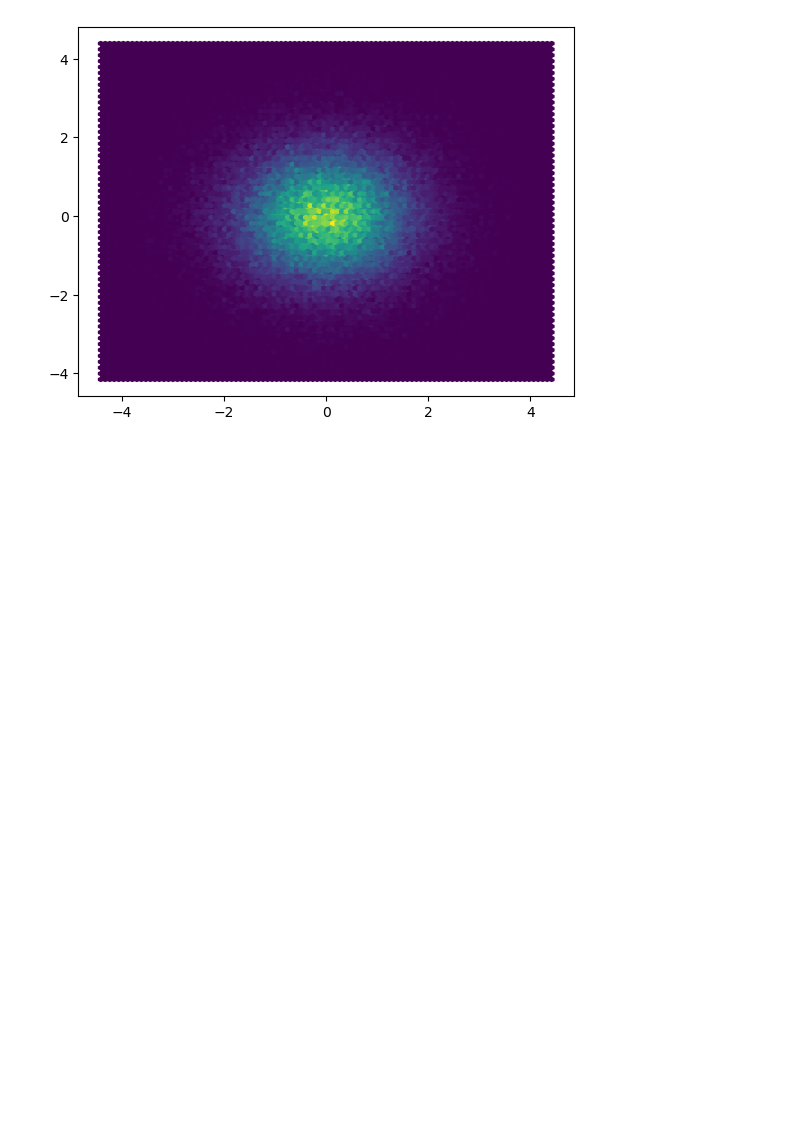
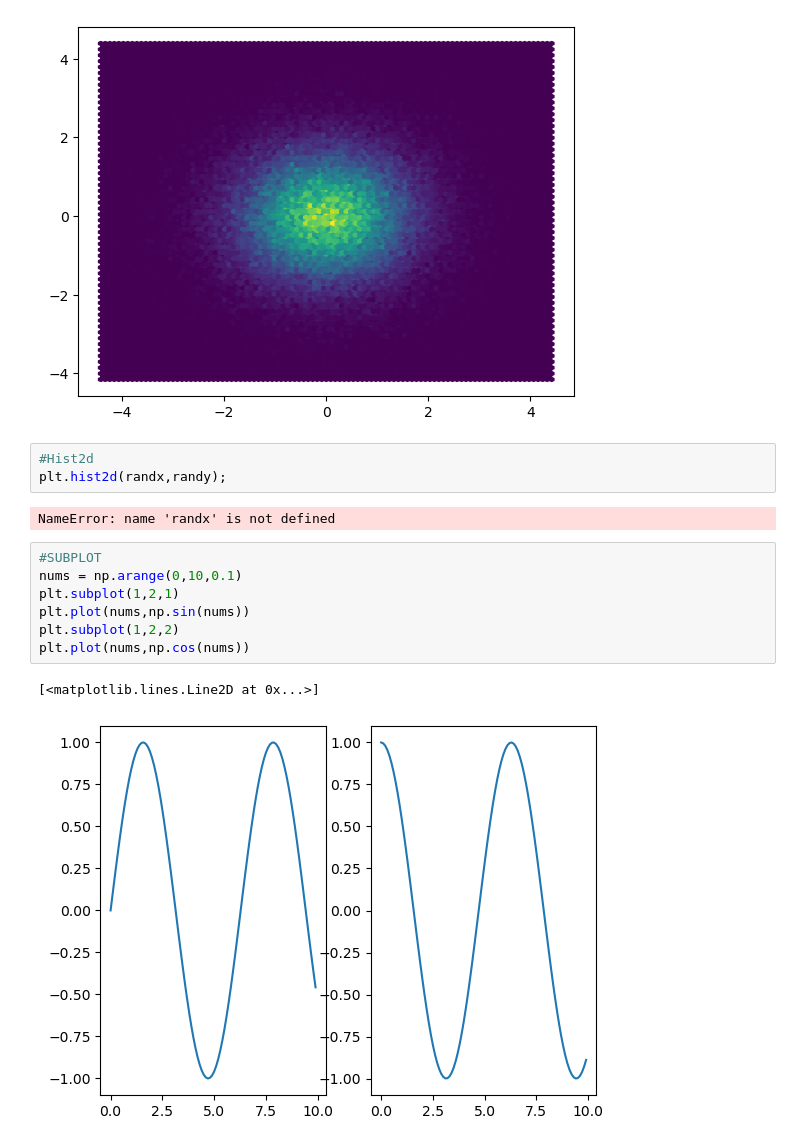
Before and after one commit to yashraj-shri17/GENERAL-STUFF, a Jupyter notebook: MatPlot-1.ipynb, the cells around one changed output. Saved outputs shown, nothing was run; the diff lists cells and outputs as text; blank space fills up the shorter version.

```diff
--- a/MatPlot-1.ipynb
+++ b/MatPlot-1.ipynb
@@ -423,3 +423,18 @@ plt.hexbin(randx,randy)
 # %% [output]
 <matplotlib.collections.PolyCollection at 0x...>
 [figure]
+# %%
+#Hist2d
+plt.hist2d(randx,randy);
+# %% [output]
+NameError: name 'randx' is not defined
+# %%
+#SUBPLOT
+nums = np.arange(0,10,0.1)
+plt.subplot(1,2,1)
+plt.plot(nums,np.sin(nums))
+plt.subplot(1,2,2)
+plt.plot(nums,np.cos(nums))
+# %% [output]
+[<matplotlib.lines.Line2D at 0x...>]
+[figure, added]
```
Also changed, not shown: parts of 11 cells of this notebook.
